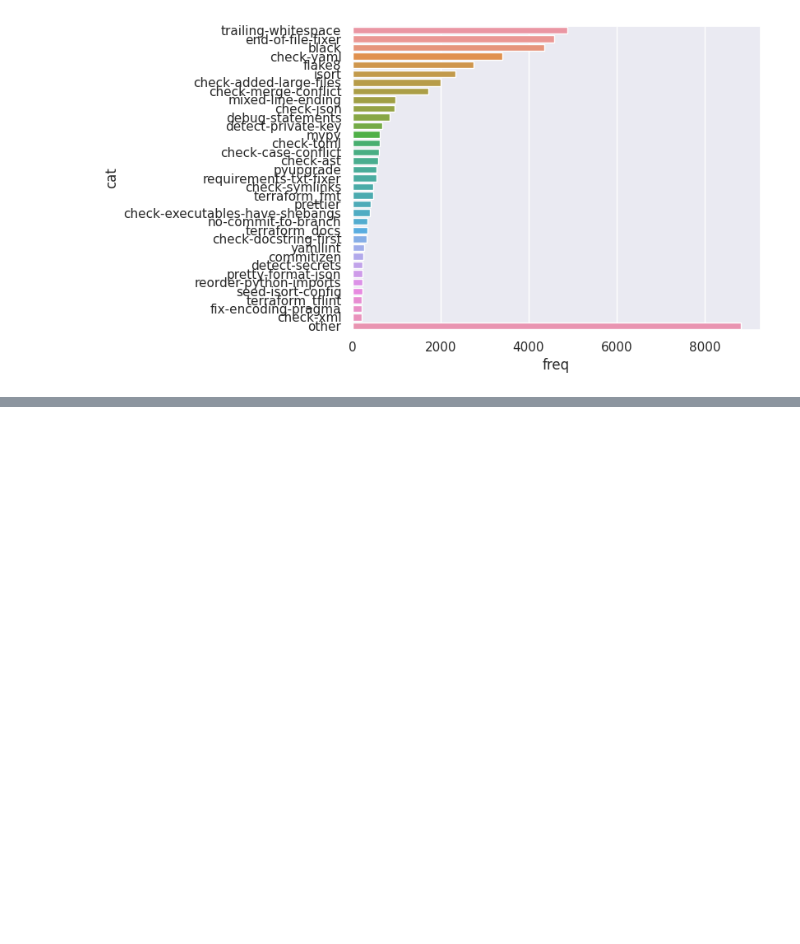
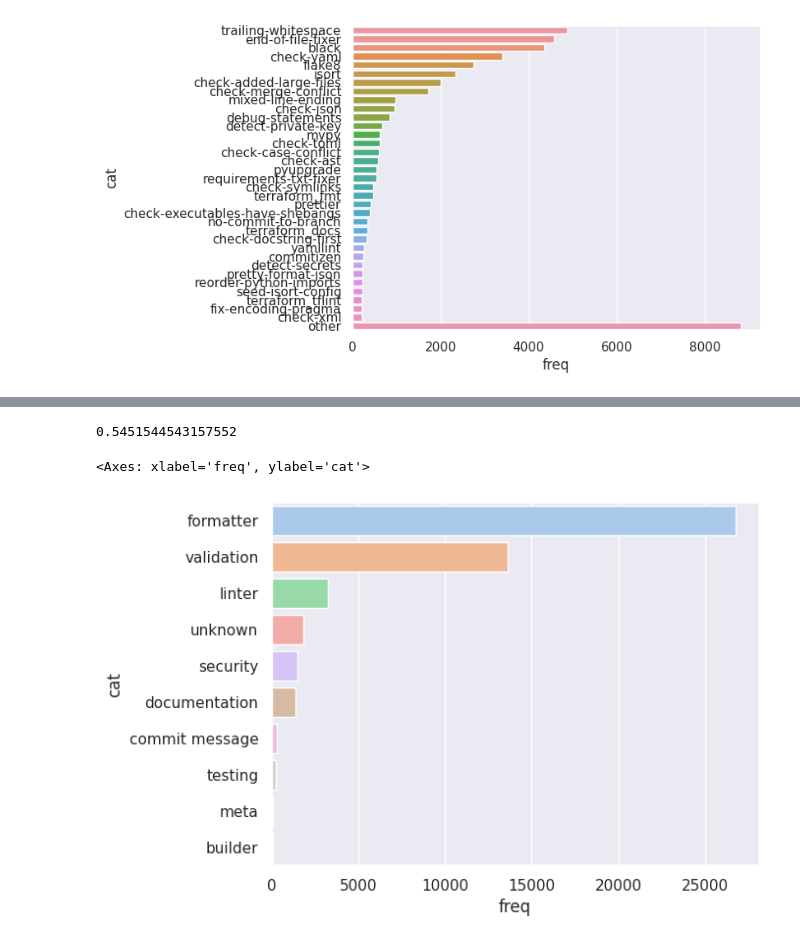
Before and after one commit to dzheng2019/GitHubApiFetcher, a Jupyter notebook: src/pre_commit_hooks_analysis.ipynb, the cells around one changed output, grey strips where cells are left out. Cells and saved outputs as stored; diff of their text form; code cells hidden in the pictures; blank space fills up the shorter version.

```diff
--- a/src/pre_commit_hooks_analysis.ipynb
+++ b/src/pre_commit_hooks_analysis.ipynb
@@ -298,0 +550,5 @@ sns.barplot(y = 'cat', x = 'freq', data = tmp_df, orient = 'h')
+# %%
+types = []
+for _, hook_type in clean_hook_type_mapper.items():
+    types.append(hook_type)
+set(types)
@@ -298,0 +590,12 @@ sns.barplot(y = 'cat', x = 'freq', data = tmp_df, orient = 'h')
+# %%
+def get_hook_type(hook_name):
+    tmp = clean_hook_type_mapper[hook_name] if hook_name in clean_hook_type_mapper else 'unknown'
+    return clean_hook_type_mapper[hook_name] if hook_name in clean_hook_type_mapper else 'unknown'
+
+def get_hook_type_list(hook_names):
+    return [get_hook_type(hook_name) for hook_name in hook_names]
+
+df['hooks_types']  = df['total_hooks'].apply(get_hook_type_list)
+# %%
+hook_types = [hook_type for hooks_type_list in df['hooks_types'].tolist() for hook_type in hooks_type_list]
+hook_type_series = pd.Series(hook_types)
@@ -298,0 +616,12 @@ sns.barplot(y = 'cat', x = 'freq', data = tmp_df, orient = 'h')
+# %%
+26754/hook_type_series.value_counts().sum()
+# %% [output]
+0.5451544543157552
+# %%
+tmp_df = hook_type_series.value_counts()
+tmp_df = tmp_df.reset_index()
+tmp_df.columns = ['cat', 'freq']
+sns.barplot(y = 'cat', x = 'freq', data = tmp_df, orient = 'h')
+# %% [output]
+<Axes: xlabel='freq', ylabel='cat'>
+[figure, added]
```
Also changed, not shown: parts of 11 cells of this notebook, 2 other files.
